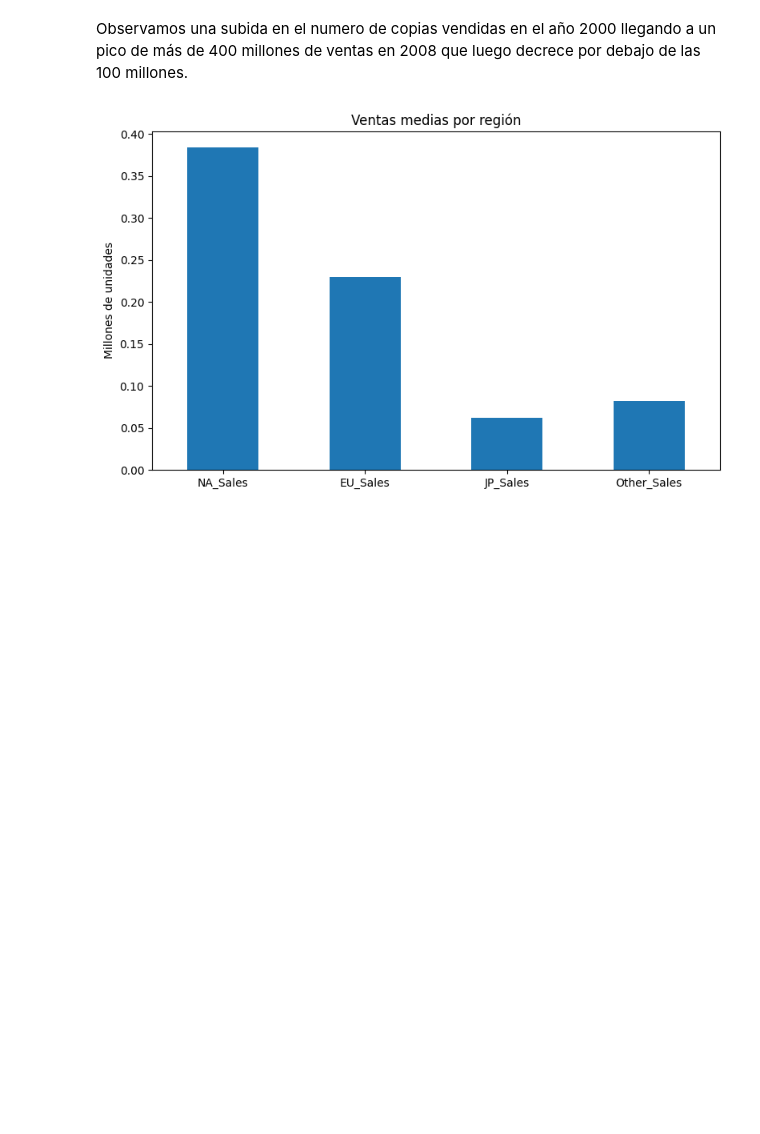
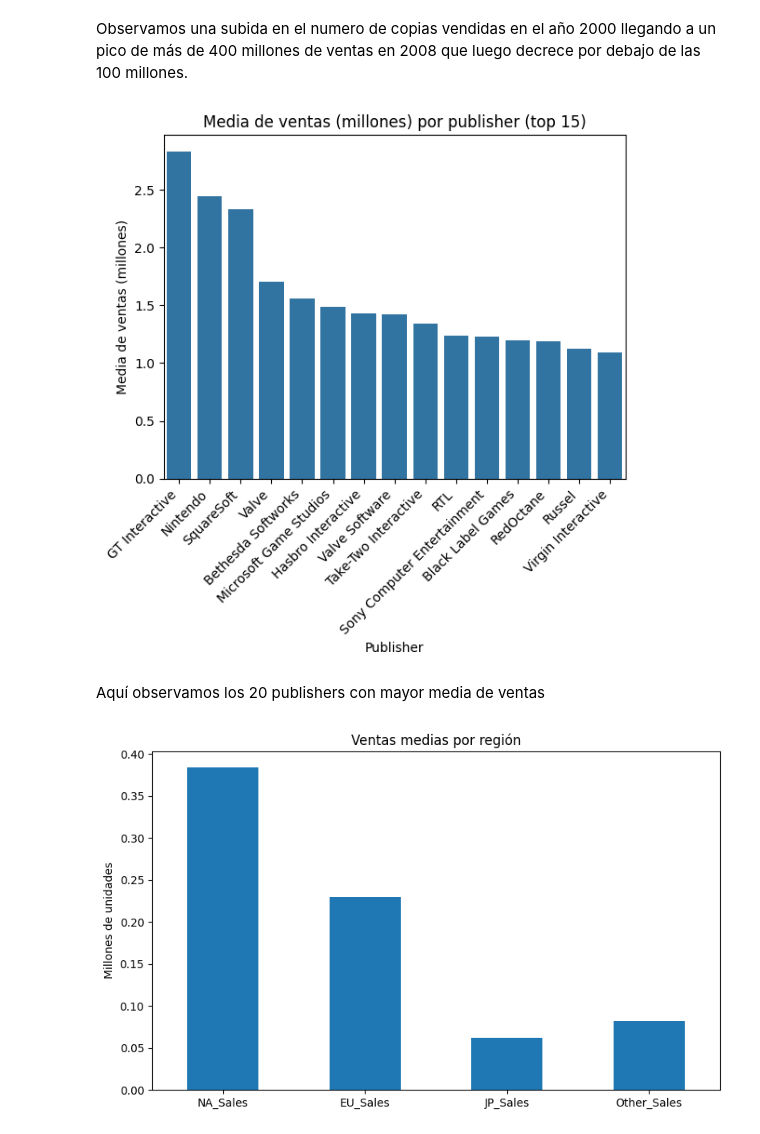
Before and after one commit to CPasData/ML-project, a Jupyter notebook: notebooks/02_LimpiezaEDA.ipynb, the cells around one changed output. Drawn from its saved outputs; the diff is of its cells as text; code cells hidden in the pictures; blank space fills up the shorter version.

```diff
--- a/notebooks/02_LimpiezaEDA.ipynb
+++ b/notebooks/02_LimpiezaEDA.ipynb
@@ -230,6 +251,17 @@ plt.show()
 [figure]
 # %% [markdown]
 Observamos una subida en el numero de copias vendidas en el año 2000 llegando a un pico de más de 400 millones de ventas en 2008 que luego decrece por debajo de las 100 millones.
+# %%
+sales_publisher = round(train_set.groupby("Publisher")["Global_Sales"].mean().sort_values(ascending=False).head(15), 3)
+# %%
+sns.barplot(sales_publisher)
+plt.xticks(rotation=45, ha="right")
+plt.ylabel("Media de ventas (millones)")
+plt.title("Media de ventas (millones) por publisher (top 15)");
+# %% [output]
+[figure, added]
+# %% [markdown]
+Aquí observamos los 20 publishers con mayor media de ventas
 # %%
 sales_region = train_set[["NA_Sales", "EU_Sales", "JP_Sales", "Other_Sales"]].mean()
 # %%
```
Also changed, not shown: parts of 78 cells of this notebook, 16 other files.
